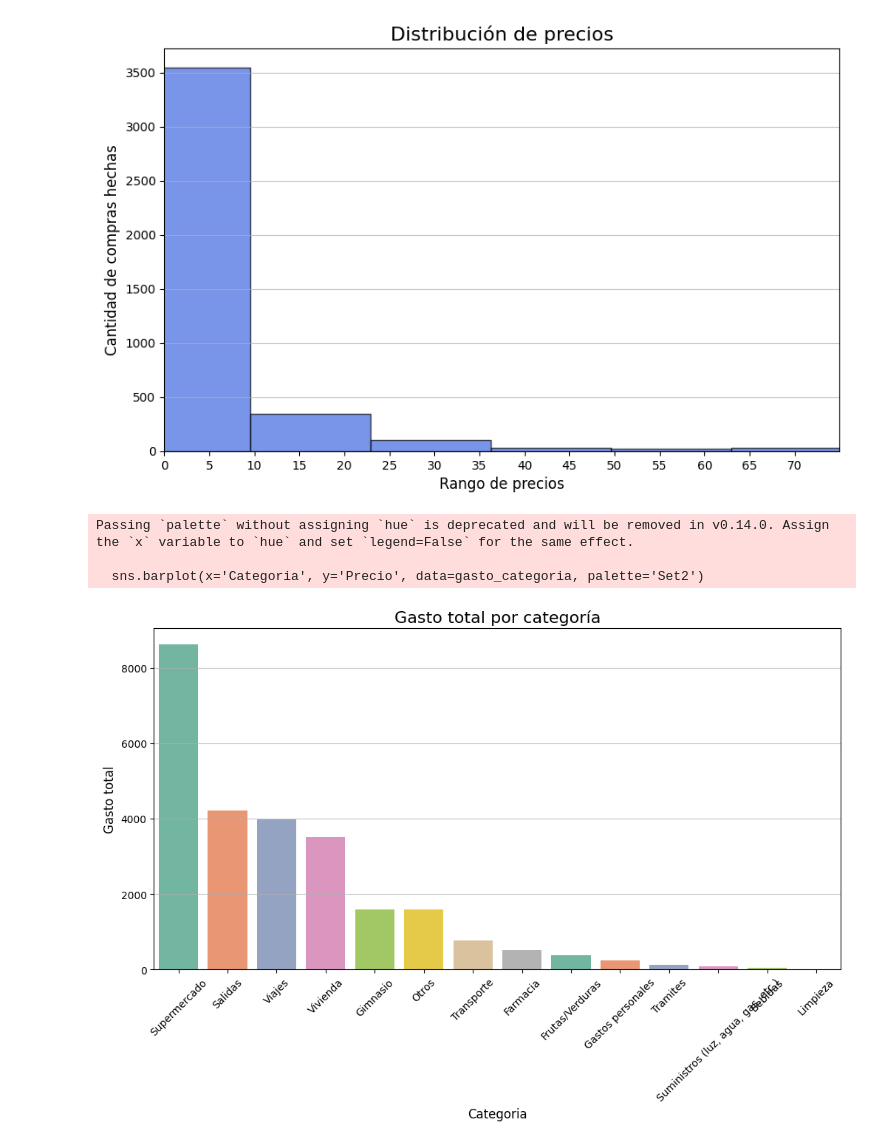
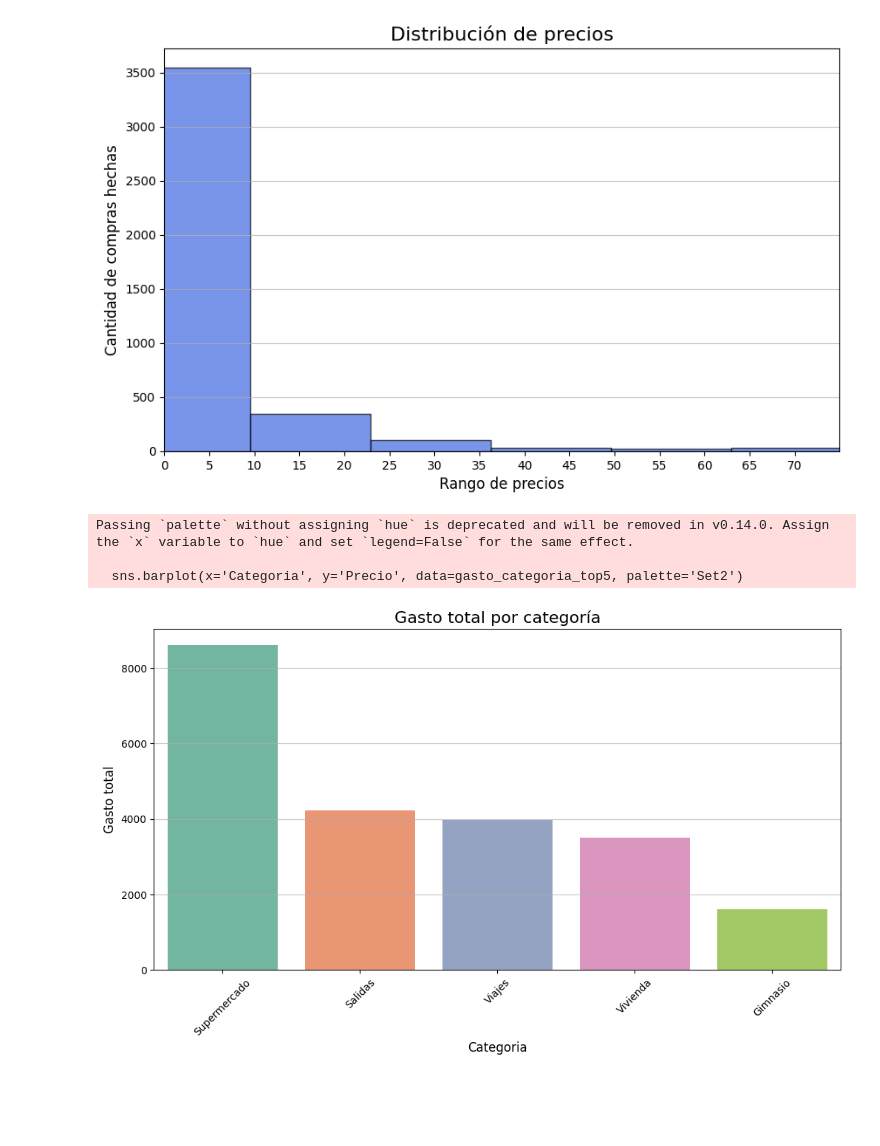
Before and after one commit to FrancaTortaroloo/EDA-compras-anuales, a Jupyter notebook: analisis_compras.ipynb, the cells around one changed output. Cells and saved outputs as stored; diff of their text form; code cells hidden in the pictures; blank space fills up the shorter version.

```diff
--- a/analisis_compras.ipynb
+++ b/analisis_compras.ipynb
@@ -123,24 +123,27 @@ plt.show
 # %%
 #Gráfico de gasto total por categoría
 
 #Agrupar por categoría y calcular el gasto total de cada una
 
 gasto_categoria = df_completo.groupby('Categoria')['Precio'].sum().reset_index()
 
 #Ordenar por gasto total
 gasto_categoria = gasto_categoria.sort_values('Precio', ascending=False)
 
+# Obtener solo las 5 categorías con mayor gasto
+gasto_categoria_top5 = gasto_categoria.head(5)
+
 #Gráfico
 plt.figure(figsize=(12,6))
-sns.barplot(x='Categoria', y='Precio', data=gasto_categoria, palette='Set2')
+sns.barplot(x='Categoria', y='Precio', data=gasto_categoria_top5, palette='Set2')
 plt.title('Gasto total por categoría', fontsize = 16)
 plt.xlabel('Categoria', fontsize=12)
 plt.ylabel('Gasto total', fontsize=12)
 plt.xticks(rotation=45)
 plt.grid(axis='y', alpha = 0.7)
 plt.show()
 # %% [output]
 Passing `palette` without assigning `hue` is deprecated and will be removed in v0.14.0. Assign the `x` variable to `hue` and set `legend=False` for the same effect.
 
-  sns.barplot(x='Categoria', y='Precio', data=gasto_categoria, palette='Set2')
+  sns.barplot(x='Categoria', y='Precio', data=gasto_categoria_top5, palette='Set2')
-[figure, old version]
+[figure, new version]
```
Also changed, not shown: parts of 1 cell of this notebook.
